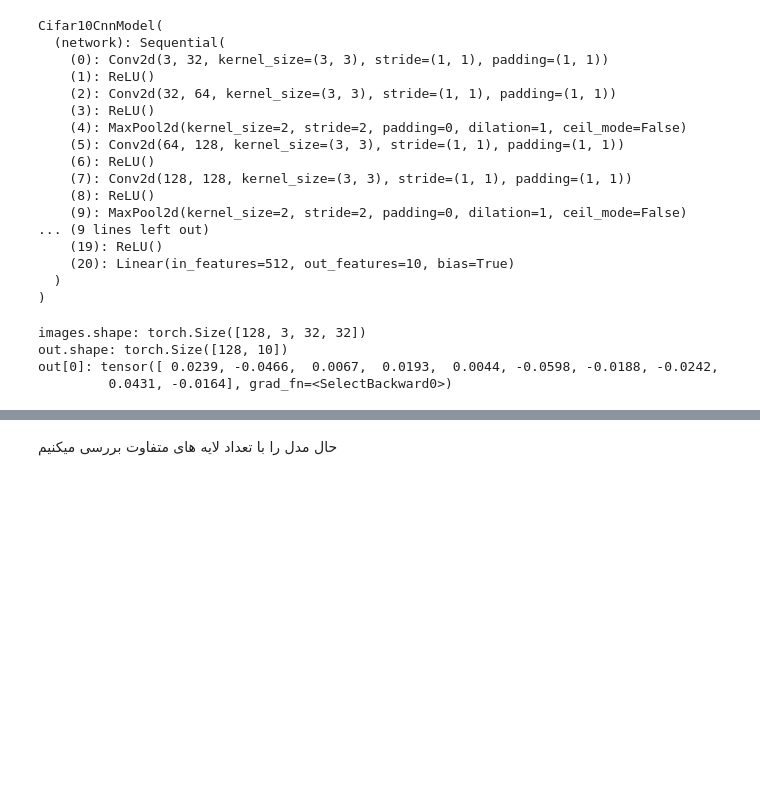
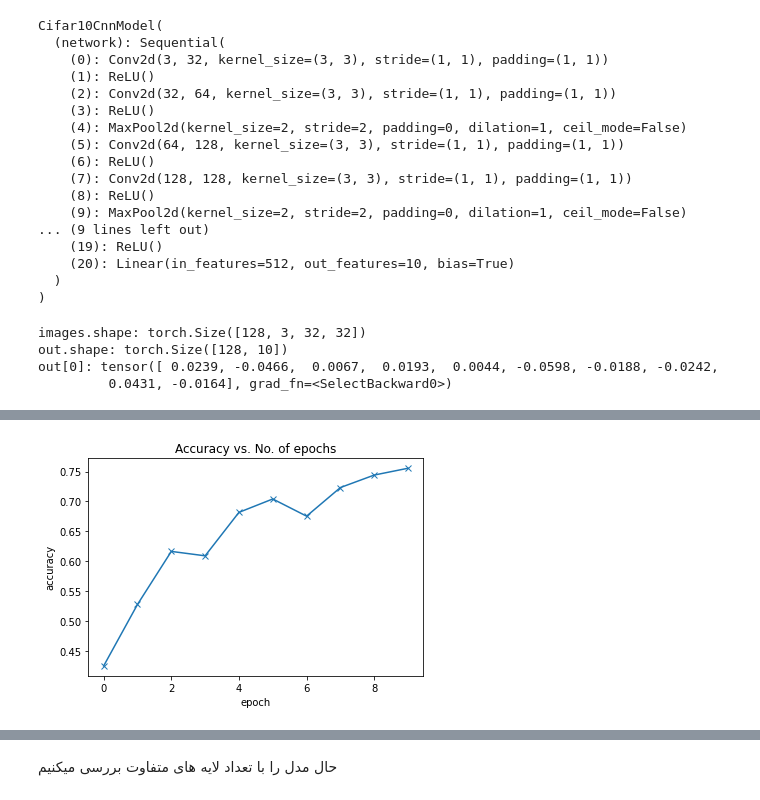
Before and after one commit to sanaaria/Ann, a Jupyter notebook: Ann_HW02.ipynb, the cells around one changed output, grey strips where cells are left out. Saved outputs shown, nothing was run; the diff lists cells and outputs as text; code cells hidden in the pictures; blank space fills up the shorter version.

```diff
--- a/Ann_HW02.ipynb
+++ b/Ann_HW02.ipynb
@@ -407,6 +440,6 @@ train_dl = DeviceDataLoader(train_dl, device)
 val_dl = DeviceDataLoader(val_dl, device)
 to_device(model, device);
 # %%
-model = to_device(Cifar10CnnModel(), device)
+model = to_device(Cifar10CnnModelwithdropout(), device)
 # %%
 evaluate(model, val_dl)
@@ -414,0 +461,4 @@ history = fit(num_epochs, lr, model, train_dl, val_dl, opt_func)
+# %%
+plot_accuracies(history)
+# %% [output]
+[figure, added]
```
Also changed, not shown: parts of 35 cells of this notebook.
